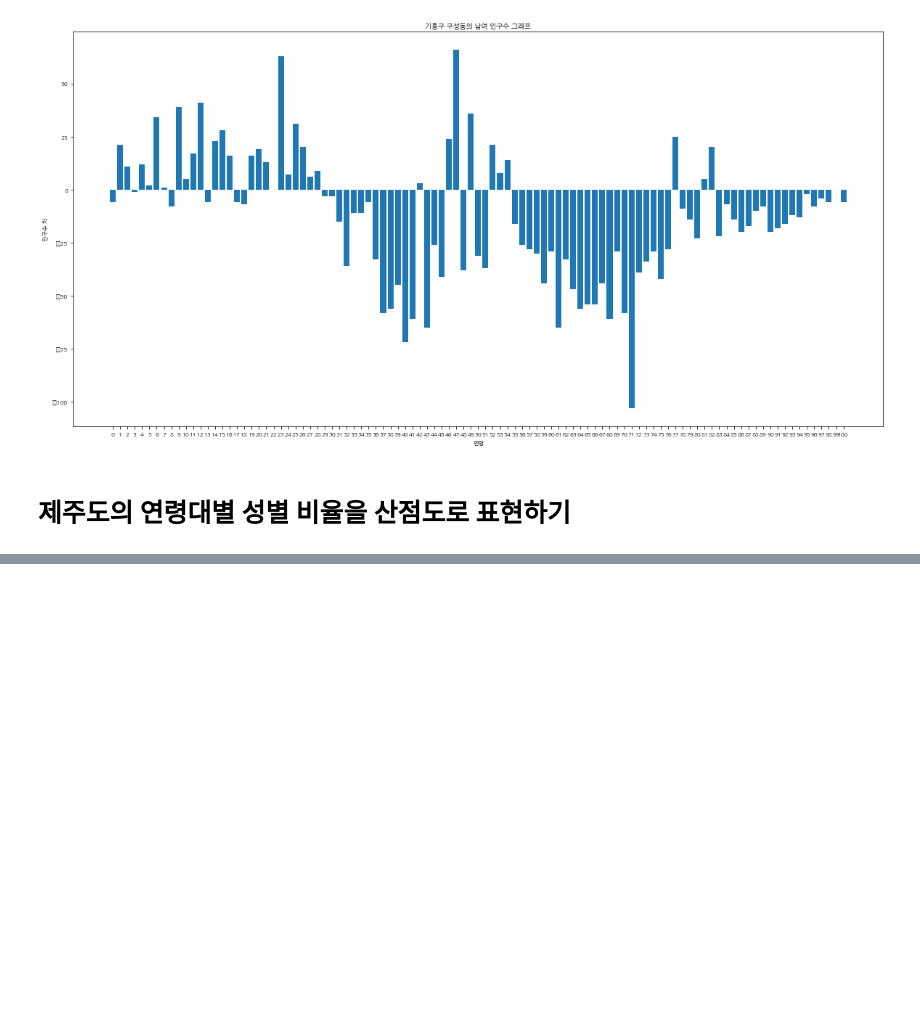
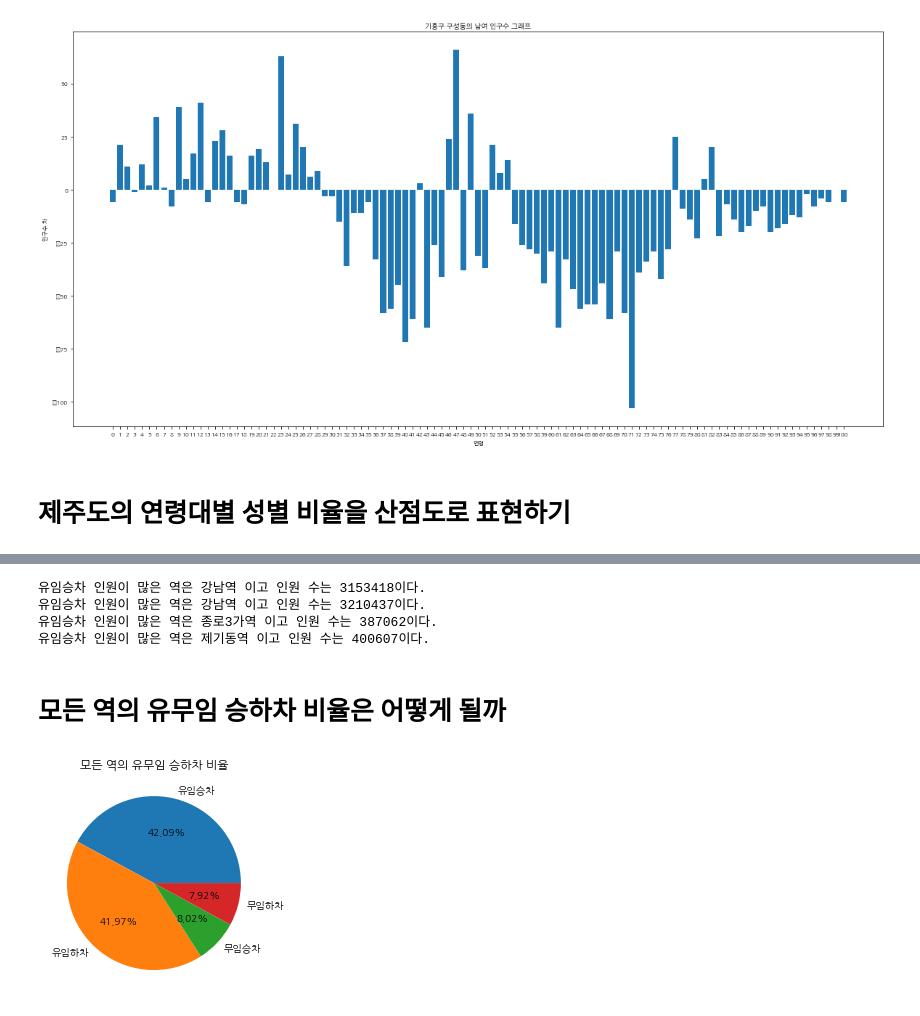
Before and after one commit to HIMMEL95/Elice, a Jupyter notebook: test.ipynb, the cells around one changed output, grey strips where cells are left out. Cells and saved outputs as stored; diff of their text form; code cells hidden in the pictures; blank space fills up the shorter version.

```diff
--- a/test.ipynb
+++ b/test.ipynb
@@ -207,0 +267,80 @@ next(data)
+# %%
+import csv
+import numpy as np
+import matplotlib.pyplot as plt
+
+f = open('./Traffic_data/subwayfee.csv', encoding='cp949')
+data = csv.reader(f)
+next(data)
+
+max1 = 0
+max2 = 0
+max3 = 0
+max4 = 0
+
+mx_station1 = ''
+mx_station2 = ''
+mx_station3 = ''
+mx_station4 = ''
+
+for row in data:
+    row[4:] = map(int, row[4:])
+    if row[4] > max1:
+        max1 = row[4]
+        mx_station1 = row[3]
+    if row[5] > max2:
+        max2 = row[5]
+        mx_station2 = row[3]
+    if row[6] > max3:
+        max3 = row[6]
+        mx_station3 = row[3]
+    if row[7] > max4:
+        max4 = row[7]
+        mx_station4 = row[3]
+
+print(f'유임승차 인원이 많은 역은 {mx_station1}역 이고 인원 수는 {max1}이다.')
+print(f'유임승차 인원이 많은 역은 {mx_station2}역 이고 인원 수는 {max2}이다.')
+print(f'유임승차 인원이 많은 역은 {mx_station3}역 이고 인원 수는 {max3}이다.')
+print(f'유임승차 인원이 많은 역은 {mx_station4}역 이고 인원 수는 {max4}이다.')
+# %% [output]
+유임승차 인원이 많은 역은 강남역 이고 인원 수는 3153418이다.
+유임승차 인원이 많은 역은 강남역 이고 인원 수는 3210437이다.
+유임승차 인원이 많은 역은 종로3가역 이고 인원 수는 387062이다.
+유임승차 인원이 많은 역은 제기동역 이고 인원 수는 400607이다.
+# %% [markdown]
+# 모든 역의 유무임 승하차 비율은 어떻게 될까
+# %%
+import csv
+import numpy as np
+import matplotlib.pyplot as plt
+
+f = open('./Traffic_data/subwayfee.csv', encoding='cp949')
+data = csv.reader(f)
+next(data)
+
+label = ['유임승차', '유임하차', '무임승차', '무임하차']
+
+count1 = 0
+count2 = 0
+count3 = 0
+count4 = 0
+
+for row in data:
+    row[4:] = map(int, row[4:])
+    count1 += row[4]
+    count2 += row[5]
+    count3 += row[6]
+    count4 += row[7]
+
+rows = []
+rows.append(round(count1/598,2))
+rows.append(round(count2/598,2))
+rows.append(round(count3/598,2))
+rows.append(round(count4/598,2))
+
+plt.pie(rows,labels=label, autopct='%.2f%%')
+plt.title('모든 역의 유무임 승하차 비율')
+plt.rc('font', family='NanumGothic')
+plt.show()
+# %% [output]
+[figure, added]
```
Also changed, not shown: parts of 18 cells of this notebook.
